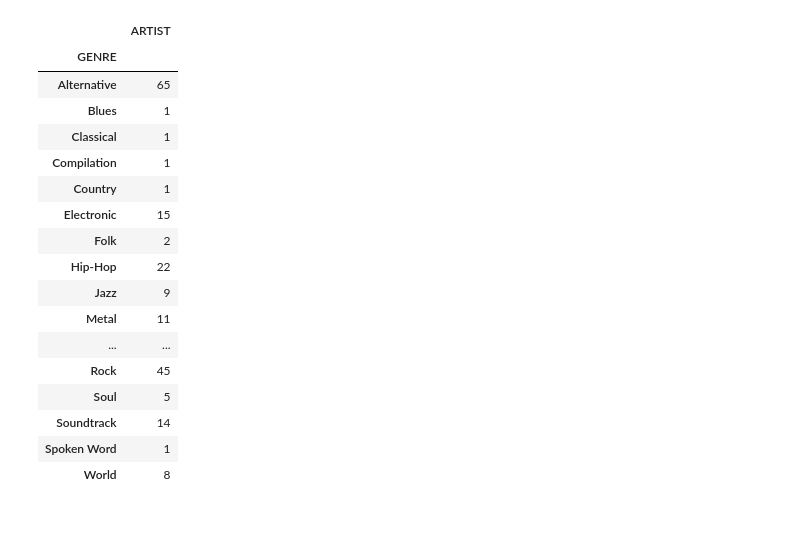
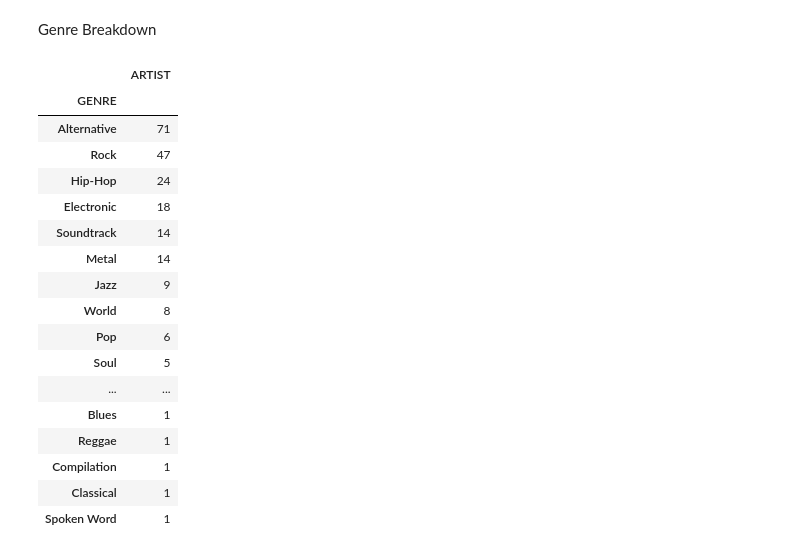
Before and after one commit to knnthchng/topsters, a Jupyter notebook: topsters.ipynb, the cells around one changed output. Drawn from its saved outputs; the diff is of its cells as text; code cells hidden in the pictures; blank space fills up the shorter version.

```diff
--- a/topsters.ipynb
+++ b/topsters.ipynb
@@ -5,6 +5,6 @@ import csv
 import pandas as pd
 import matplotlib.pyplot as plt
 
-topsters_DF = pd.read_csv("Data/topsters.csv")
+topsters_DF = pd.read_csv("Data/topsters_v2.csv")
 topsters_DF.head(10)
 # %% [output]
@@ -293,25 +252,27 @@ Name: ARTIST, dtype: object
+# %% [markdown]
+Genre Breakdown
 # %%
 # Using .groupby to show how many albums from each genre, from each country, we have:
-gen_artists = topsters_DF.groupby("GENRE").count()["ARTIST"]
+gen_artists = topsters_DF.groupby("GENRE").count()["ARTIST"].sort_values(ascending=False)
 pd.DataFrame(gen_artists)
 # %% [output]
 |  | ARTIST |
 | GENRE |  |
-| Alternative | 65 |
+| Alternative | 71 |
+| Rock | 47 |
+| Hip-Hop | 24 |
+| Electronic | 18 |
+| Soundtrack | 14 |
+| Metal | 14 |
+| Jazz | 9 |
+| World | 8 |
+| Pop | 6 |
+| Soul | 5 |
+| ... | ... |
 | Blues | 1 |
+| Reggae | 1 |
+| Compilation | 1 |
 | Classical | 1 |
-| Compilation | 1 |
-| Country | 1 |
-| Electronic | 15 |
-| Folk | 2 |
-| Hip-Hop | 22 |
-| Jazz | 9 |
-| Metal | 11 |
-| ... | ... |
-| Rock | 45 |
-| Soul | 5 |
-| Soundtrack | 14 |
 | Spoken Word | 1 |
-| World | 8 |
 # %%
 year_genre = topsters_DF.groupby(["YEAR","GENRE"]).count()["TITLE"]
```
Also changed, not shown: parts of 34 cells of this notebook, 14 other files.
